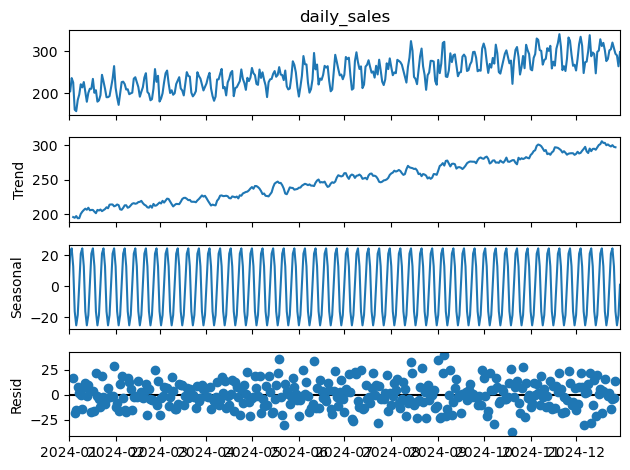
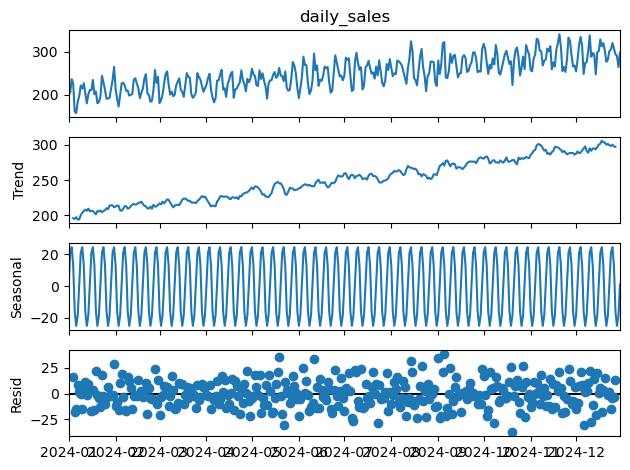
The change to this notebook cell's code, shown as a diff; its figure went from the first image to the second:
--- before
+++ after
@@ -3,3 +3,4 @@
 decomp = seasonal_decompose(ts, model="additive", period=7)
 decomp.plot()
+plt.tight_layout()
 plt.show()

Commit: feat: seasonal decomposition unbaked with 4 spit outs.